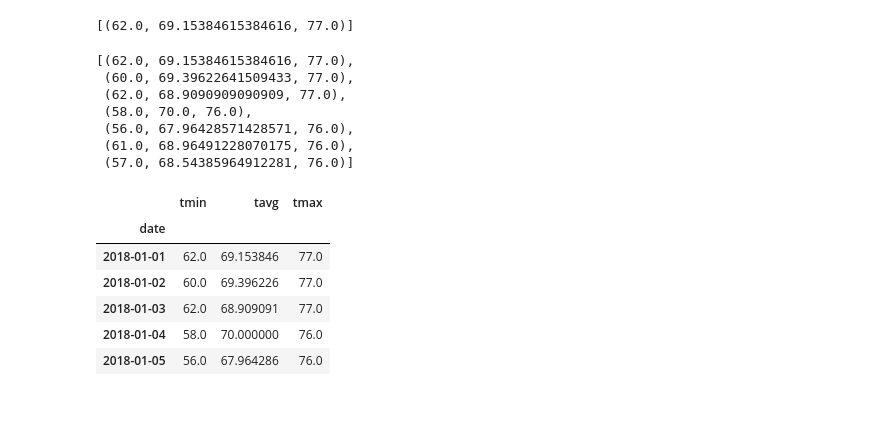
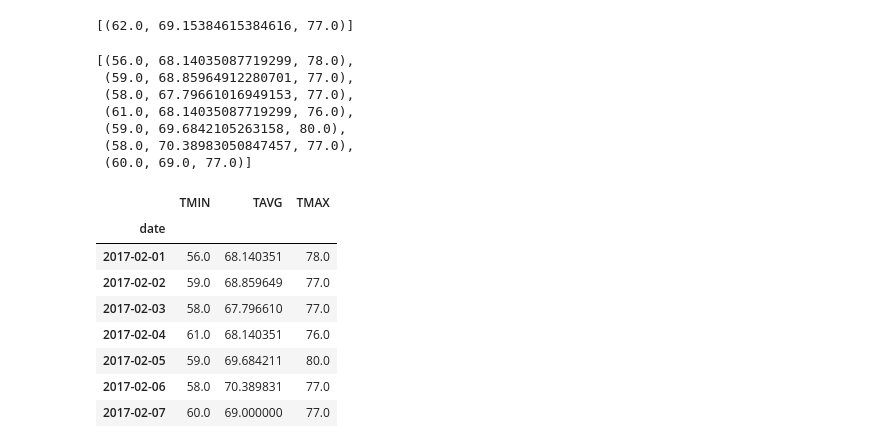
Before and after one commit to ehuey001/Advanced-SQL-Alchemy, a Jupyter notebook: climate_starter.ipynb, the cells around one changed output. Cells and saved outputs as stored; diff of their text form; code cells hidden in the pictures; blank space fills up the shorter version.

```diff
--- a/climate_starter.ipynb
+++ b/climate_starter.ipynb
@@ -120,4 +152,12 @@ print(calc_temps('2012-02-28', '2012-03-05'))
 # %%
 # Use your previous function `calc_temps` to calculate the tmin, tavg, and tmax
 # for your trip using the previous year's data for those same dates.
+import datetime as dt
+
+prev_year_open = dt.date(2018, 2, 1) - dt.timedelta(days=365)
+prev_year_close = dt.date(2018, 2, 7) - dt.timedelta(days=365)
+
+tmin, tavg, tmax = calc_temps(prev_year_open.strftime("%Y-%m-%d"),
+                              prev_year_close.strftime("%Y-%m-%d"))[0]
+print(tmin, tavg, tmax)
 # %% [output]
@@ -133,4 +181,17 @@ print(calc_temps('2012-02-28', '2012-03-05'))
 # %%
 # Calculate the total amount of rainfall per weather station for your trip dates using the previous year's matching dates.
 # Sort this in descending order by precipitation amount and list the station, name, latitude, longitude, and elevation
+start_date = '2017-02-01'
+end_date = '2017-02-07'
+
+
+sel = [Station.station, Station.name, Station.latitude,
+       Station.longitude, Station.elevation, func.sum(Measurement.prcp)]
+
+results = session.query(*sel).\
+    filter(Measurement.station == Station.station).\
+    filter(Measurement.date >= start_date).\
+    filter(Measurement.date <= end_date).\
+    group_by(Station.name).order_by(func.sum(Measurement.prcp).desc()).all()
+print(results)
 # %% [output]
@@ -163,29 +224,50 @@ daily_normals("01-01")
 # push each tuple of calculations into a list called `normals`
 
 # Set the start and end date of the trip
+start_date = '2017-02-01'
+end_date = '2017-02-07'
 
 # Use the start and end date to create a range of dates
+trip_dates = pd.date_range(start_date, end_date, freq='D')
 
 # Stip off the year and save a list of %m-%d strings
+trip_m_d = trip_dates.strftime("%m-%d")
 
 # Loop through the list of %m-%d strings and calculate the normals for each date
+
+# normals = [*daily_normals(date) for date in trip_m_d] raises SyntaxError: iterable
+#     unpacking cannot be used in comprehension
+
+# without *, daily_normals returns a single item list; the * upacks a list with multiple tuples
+
+normals = []
+for date in trip_m_d:
+    normals.append(*daily_normals(date))
+
+normals
 # %% [output]
-[(62.0, 69.15384615384616, 77.0),
- (60.0, 69.39622641509433, 77.0),
- (62.0, 68.9090909090909, 77.0),
- (58.0, 70.0, 76.0),
- (56.0, 67.96428571428571, 76.0),
- (61.0, 68.96491228070175, 76.0),
- (57.0, 68.54385964912281, 76.0)]
+[(56.0, 68.14035087719299, 78.0),
+ (59.0, 68.85964912280701, 77.0),
+ (58.0, 67.79661016949153, 77.0),
+ (61.0, 68.14035087719299, 76.0),
+ (59.0, 69.6842105263158, 80.0),
+ (58.0, 70.38983050847457, 77.0),
+ (60.0, 69.0, 77.0)]
 # %%
 # Load the previous query results into a Pandas DataFrame and add the `trip_dates` range as the `date` index
+normals_df = pd.DataFrame(normals, columns=['TMIN', 'TAVG', 'TMAX'])
+normals_df['date'] = trip_dates
+normals_df.set_index(['date'], inplace = True)
+normals_df
 # %% [output]
-|  | tmin | tavg | tmax |
+|  | TMIN | TAVG | TMAX |
 | date |  |  |  |
-| 2018-01-01 | 62.0 | 69.153846 | 77.0 |
-| 2018-01-02 | 60.0 | 69.396226 | 77.0 |
-| 2018-01-03 | 62.0 | 68.909091 | 77.0 |
-| 2018-01-04 | 58.0 | 70.000000 | 76.0 |
-| 2018-01-05 | 56.0 | 67.964286 | 76.0 |
+| 2017-02-01 | 56.0 | 68.140351 | 78.0 |
+| 2017-02-02 | 59.0 | 68.859649 | 77.0 |
+| 2017-02-03 | 58.0 | 67.796610 | 77.0 |
+| 2017-02-04 | 61.0 | 68.140351 | 76.0 |
+| 2017-02-05 | 59.0 | 69.684211 | 80.0 |
+| 2017-02-06 | 58.0 | 70.389831 | 77.0 |
+| 2017-02-07 | 60.0 | 69.000000 | 77.0 |
 # %%
 # Plot the daily normals as an area plot with `stacked=False`
```
Also changed, not shown: parts of 10 cells of this notebook.
